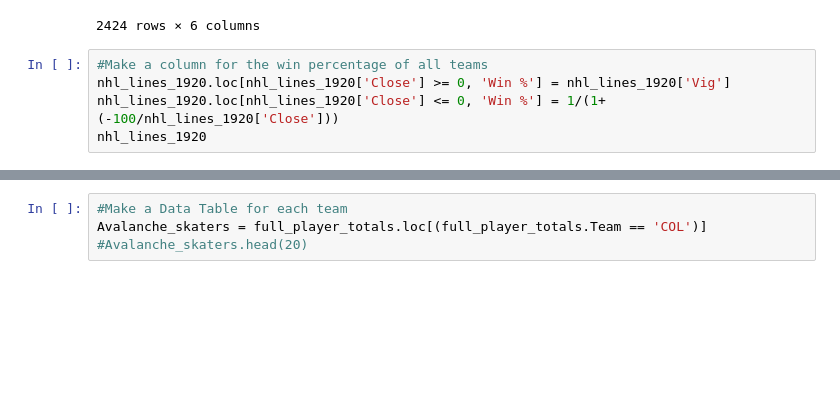
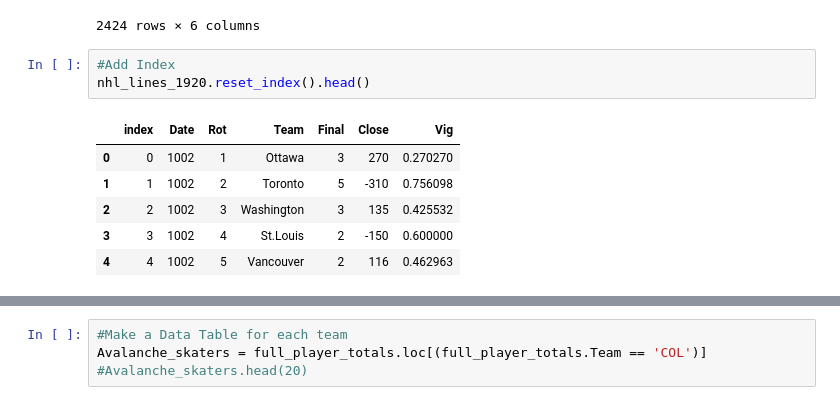
Before and after one commit to danmartin25/Hockey_Model, a Jupyter notebook: Hockey_Model_Mark_I.ipynb, the cells around one changed output, grey strips where cells are left out. Saved outputs shown, nothing was run; the diff lists cells and outputs as text; blank space fills up the shorter version.

```diff
--- a/Hockey_Model_Mark_I.ipynb
+++ b/Hockey_Model_Mark_I.ipynb
@@ -294,8 +294,13 @@ nhl_lines_1920
 | 2422 | 928 | 1 | TampaBay | 2 | -170 | 0.629630 |
 | 2423 | 928 | 2 | Dallas | 0 | 155 | 0.392157 |
 2424 rows × 6 columns
-# %%
-#Make a column for the win percentage of all teams
-nhl_lines_1920.loc[nhl_lines_1920['Close'] >= 0, 'Win %'] = nhl_lines_1920['Vig']
-nhl_lines_1920.loc[nhl_lines_1920['Close'] <= 0, 'Win %'] = 1/(1+(-100/nhl_lines_1920['Close']))
-nhl_lines_1920
+# %%
+#Add Index
+nhl_lines_1920.reset_index().head()
+# %% [output]
+|  | index | Date | Rot | Team | Final | Close | Vig |
+| 0 | 0 | 1002 | 1 | Ottawa | 3 | 270 | 0.270270 |
+| 1 | 1 | 1002 | 2 | Toronto | 5 | -310 | 0.756098 |
+| 2 | 2 | 1002 | 3 | Washington | 3 | 135 | 0.425532 |
+| 3 | 3 | 1002 | 4 | St.Louis | 2 | -150 | 0.600000 |
+| 4 | 4 | 1002 | 5 | Vancouver | 2 | 116 | 0.462963 |
```
Also changed, not shown: parts of 1 cell of this notebook.
